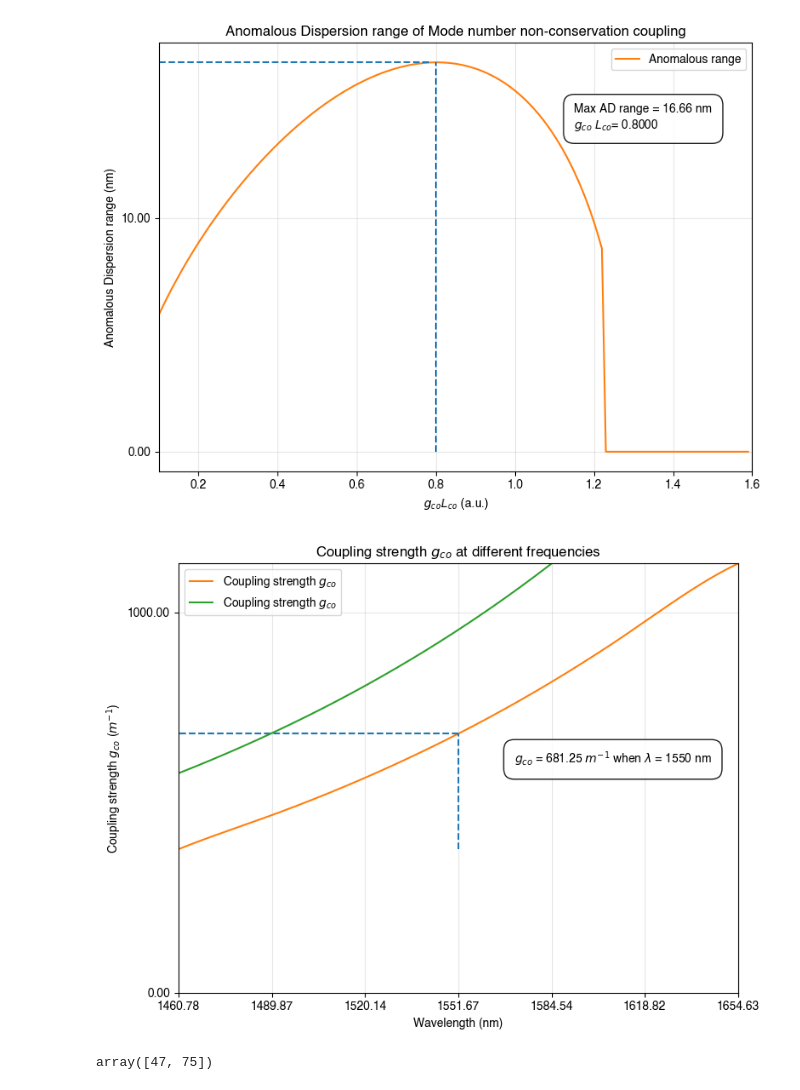
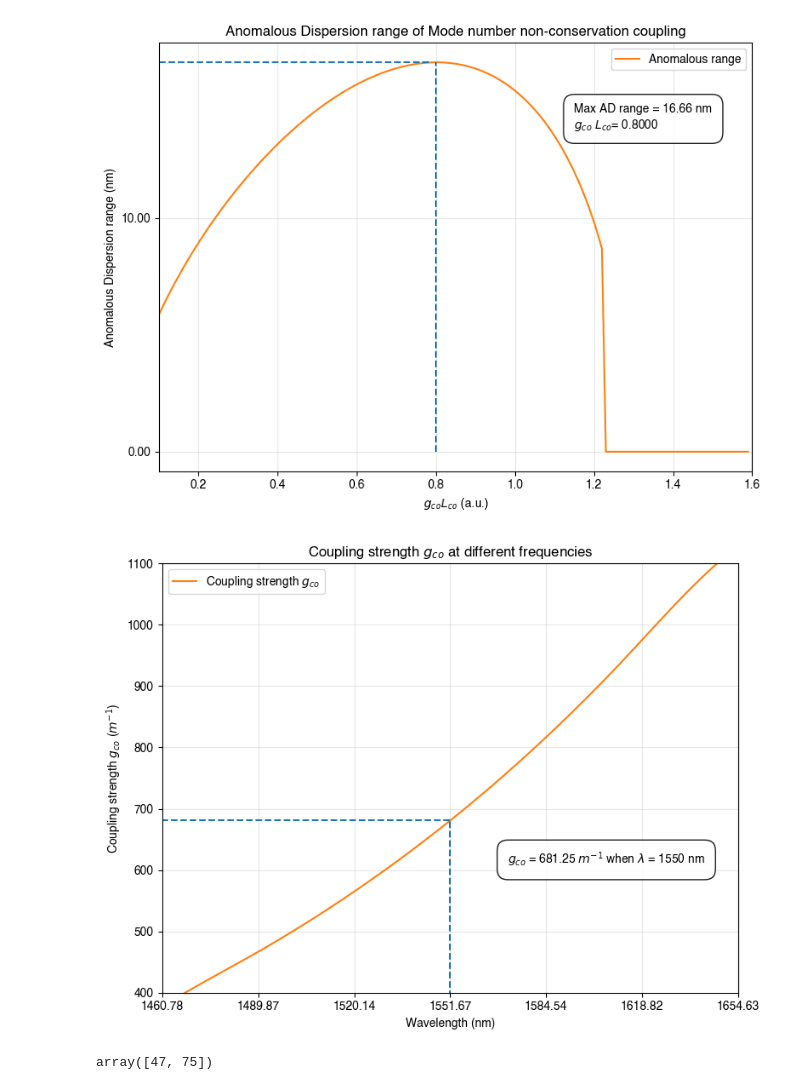
Before and after one commit to Harryxwh/SiNDispersionEngineering, a Jupyter notebook: 2D parallel rings.ipynb, the cells around one changed output. Drawn from its saved outputs; the diff is of its cells as text; code cells hidden in the pictures.

```diff
--- a/2D parallel rings.ipynb
+++ b/2D parallel rings.ipynb
@@ -381,36 +380,38 @@ g0_exp          = 954
 g_arr_exp       = g0_exp * np.exp(-m_arr_intp / m_g)
 
 data_arr        = (np.c_[m_arr_intp_flipped, g_arr_intp],
                    np.c_[vertical_x,vertical_y],
                    np.c_[horizontal_x,horizontal_y],
-                   np.c_[m_arr_intp_flipped, g_arr_exp])
+                #    np.c_[m_arr_intp_flipped, g_arr_exp]
+                   )
 data_label_arr  = [r"Coupling strength $g_{co}$","",""]*3
 
 linestyle_list  = ["-","--","--"]*3
 xticks          = np.arange(-Max_M_idx,Max_M_idx+1)*M
 xtickslabels    = np.array(["{:.2f}".format(3*1e8 /
                                             (freq_1550 + D_ave/(2*np.pi) * xtick) * 1e9) for xtick in xticks])
 colors_list     = ['tab:orange']+['tab:blue']*2+['tab:green']*2+['black']*10
 text            = r"$g_{co}$" + r" = {:.2f} ".format(g0)+r"$m^{-1}$ when $\lambda$ = 1550 nm"
 param_dict      = {"Y_legends": data_label_arr,
                     "X_label"     : r'Wavelength (nm)',
                     "Y_label"     : r"Coupling strength $g_{co}$ ($m^{-1}$)",
                     "title"       : r"Coupling strength $g_{co}$ at different frequencies",
                     "figsize"     : (8,6),
                     "marker_list" : [""]*15,
                     "linestyle_list": linestyle_list,
                     "colors_list" : colors_list,
                     "xticks"      : xticks,
                     "xtickslabel" : np.flip(xtickslabels),
                     "xlim"        : (np.min(xticks),np.max(xticks)),
-                    "ylim"        : (np.min(g_arr_intp),(np.max(g_arr_intp))),
+                    "ylim"        : (400,1100),
+                    "autoset_yticks"   : 0,
                     "text"        : text,
                     "loc_text"    : (0.6,0.3),
                     "AD_region_color"  : False}
 
 Plot_curve(data_arr,**param_dict)
 # %% [output]
-[figure, old version]
+[figure, new version]
 # %%
 gL_product_arr  = np.arange(0.1,1.6,0.01)
 L2_ratio_arr    = np.arange(1.001,1.011,0.0001)
```
Also changed, not shown: parts of 4 cells of this notebook, 45 other files.
